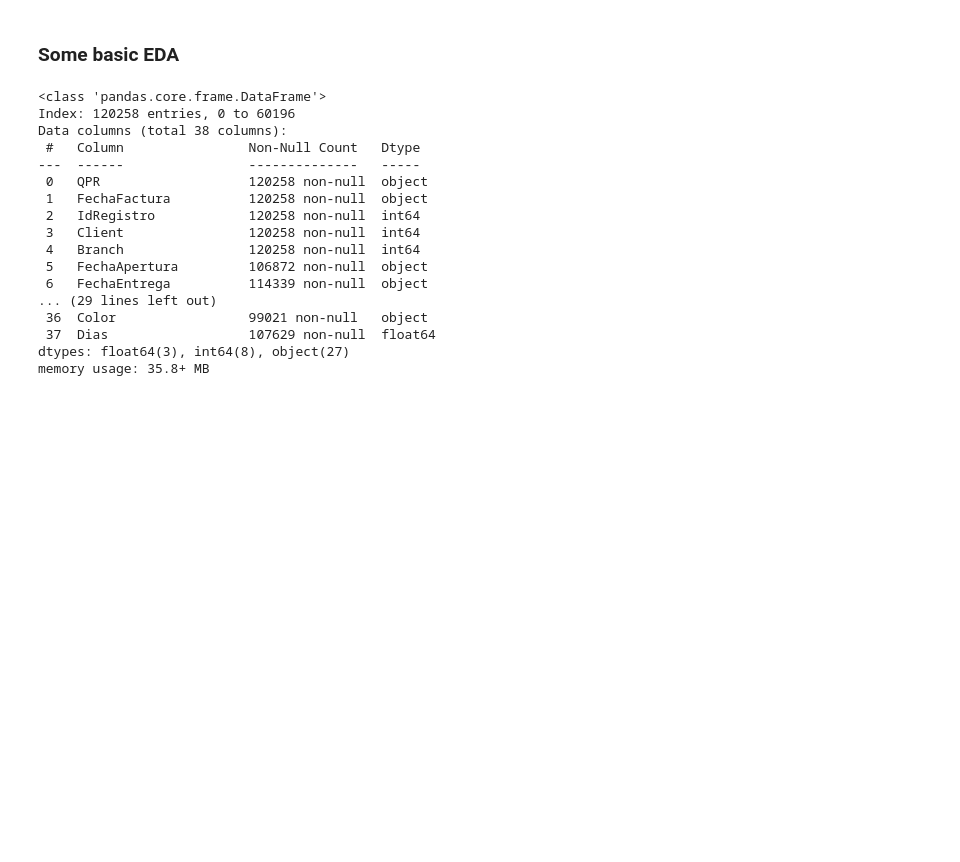
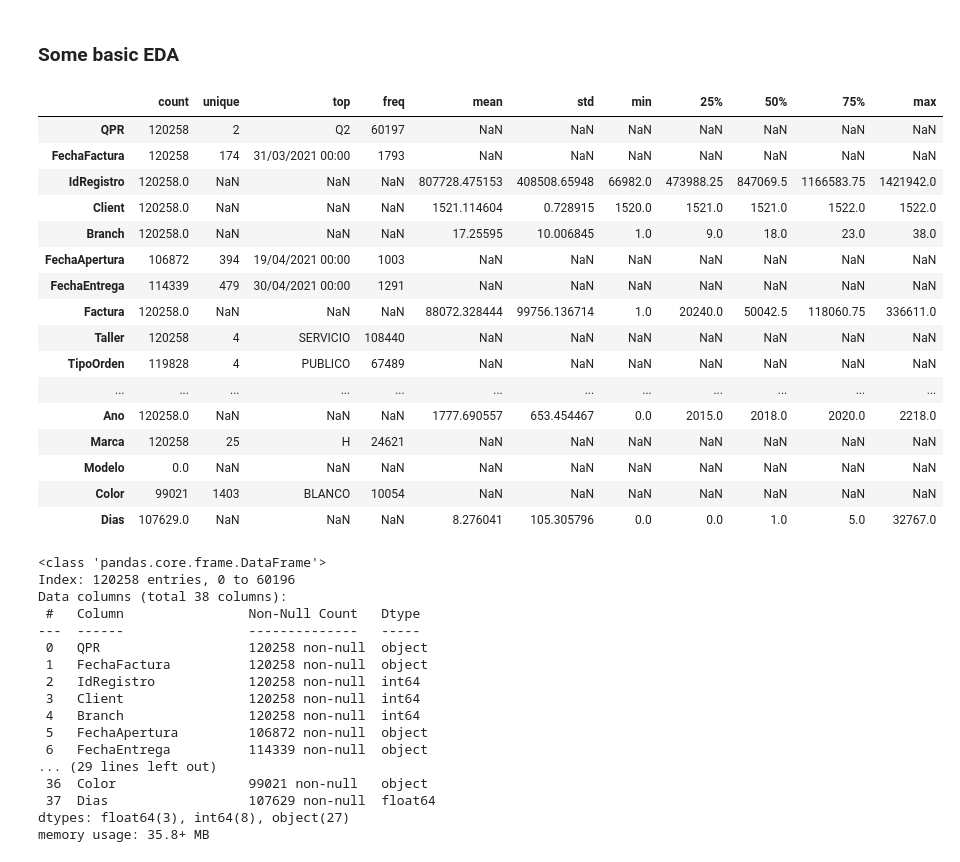
Before and after one commit to DRPproton/dealer_analysis, a Jupyter notebook: prueba.ipynb, the cells around one changed output. Drawn from its saved outputs; the diff is of its cells as text; code cells hidden in the pictures; blank space fills up the shorter version.

```diff
--- a/prueba.ipynb
+++ b/prueba.ipynb
@@ -59,6 +60,26 @@ df.tail()
 | 60196 | Q2 | 01/04/2021 00:00 | 1250884 | 1522 | 27 | 12/02/2021 00:00 | 18/03/2021 00:00 | 127 | SERVICIO | ... |
 # %% [markdown]
 ### Some basic EDA
+# %%
+df.describe(include='all').T
+# %% [output]
+|  | count | unique | top | freq | mean | std | min | 25% | 50% | 75% | max |
+| QPR | 120258 | 2 | Q2 | 60197 | NaN | NaN | NaN | NaN | NaN | NaN | NaN |
+| FechaFactura | 120258 | 174 | 31/03/2021 00:00 | 1793 | NaN | NaN | NaN | NaN | NaN | NaN | NaN |
+| IdRegistro | 120258.0 | NaN | NaN | NaN | 807728.475153 | 408508.65948 | 66982.0 | 473988.25 | 847069.5 | 1166583.75 | 1421942.0 |
+| Client | 120258.0 | NaN | NaN | NaN | 1521.114604 | 0.728915 | 1520.0 | 1521.0 | 1521.0 | 1522.0 | 1522.0 |
+| Branch | 120258.0 | NaN | NaN | NaN | 17.25595 | 10.006845 | 1.0 | 9.0 | 18.0 | 23.0 | 38.0 |
+| FechaApertura | 106872 | 394 | 19/04/2021 00:00 | 1003 | NaN | NaN | NaN | NaN | NaN | NaN | NaN |
+| FechaEntrega | 114339 | 479 | 30/04/2021 00:00 | 1291 | NaN | NaN | NaN | NaN | NaN | NaN | NaN |
+| Factura | 120258.0 | NaN | NaN | NaN | 88072.328444 | 99756.136714 | 1.0 | 20240.0 | 50042.5 | 118060.75 | 336611.0 |
+| Taller | 120258 | 4 | SERVICIO | 108440 | NaN | NaN | NaN | NaN | NaN | NaN | NaN |
+| TipoOrden | 119828 | 4 | PUBLICO | 67489 | NaN | NaN | NaN | NaN | NaN | NaN | NaN |
+| ... | ... | ... | ... | ... | ... | ... | ... | ... | ... | ... | ... |
+| Ano | 120258.0 | NaN | NaN | NaN | 1777.690557 | 653.454467 | 0.0 | 2015.0 | 2018.0 | 2020.0 | 2218.0 |
+| Marca | 120258 | 25 | H | 24621 | NaN | NaN | NaN | NaN | NaN | NaN | NaN |
+| Modelo | 0.0 | NaN | NaN | NaN | NaN | NaN | NaN | NaN | NaN | NaN | NaN |
+| Color | 99021 | 1403 | BLANCO | 10054 | NaN | NaN | NaN | NaN | NaN | NaN | NaN |
+| Dias | 107629.0 | NaN | NaN | NaN | 8.276041 | 105.305796 | 0.0 | 0.0 | 1.0 | 5.0 | 32767.0 |
 # %%
 df.info()
 # %% [output]
```
Also changed, not shown: parts of 39 cells of this notebook.
